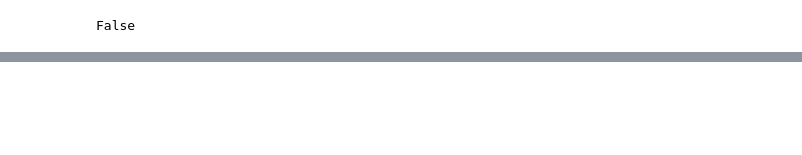
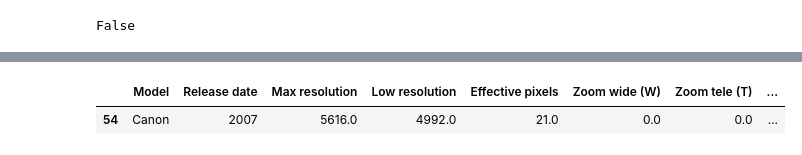
Before and after one commit to sudip06/CameraPrices, a Jupyter notebook: Untitled.ipynb, the cells around one changed output, grey strips where cells are left out. Cells and saved outputs as stored; diff of their text form; code cells hidden in the pictures; blank space fills up the shorter version.

```diff
--- a/Untitled.ipynb
+++ b/Untitled.ipynb
@@ -150,0 +163,5 @@ Index([u'mean', u'count'], dtype='object')
+# %%
+####So, let's see if we can apply some machine language here to predict the prices We know, prices varies across brands,
+# hence we segregate it across brands
+df['Model']=df['Model'].str.split().str[0]
+df.groupby(['Model'])['Model'].size() #how many models per brand('Oops: Sony released 116 models compared to Kodak's 102, hmmm)
@@ -150,0 +186,8 @@ Index([u'mean', u'count'], dtype='object')
+# %%
+#WTF!!!Its clear camera with max effective pixels 21 is the costiliest. Lets check the features, just
+#personal interest.
+df['Effective pixels'].dtype
+df[df['Effective pixels']>16]
+# %% [output]
+|  | Model | Release date | Max resolution | Low resolution | Effective pixels | Zoom wide (W) | Zoom tele (T) | ... |
+| 54 | Canon | 2007 | 5616.0 | 4992.0 | 21.0 | 0.0 | 0.0 | ... |
```
Also changed, not shown: parts of 9 cells of this notebook.
